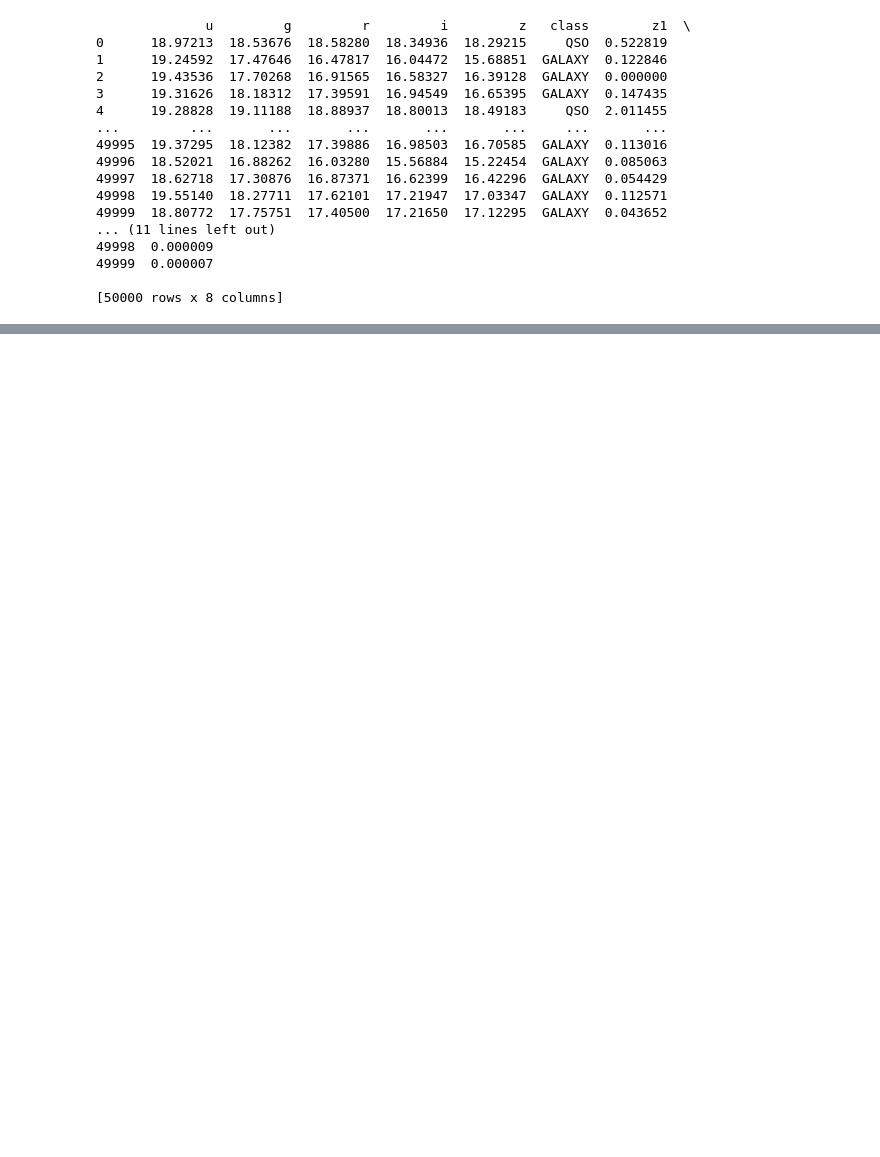
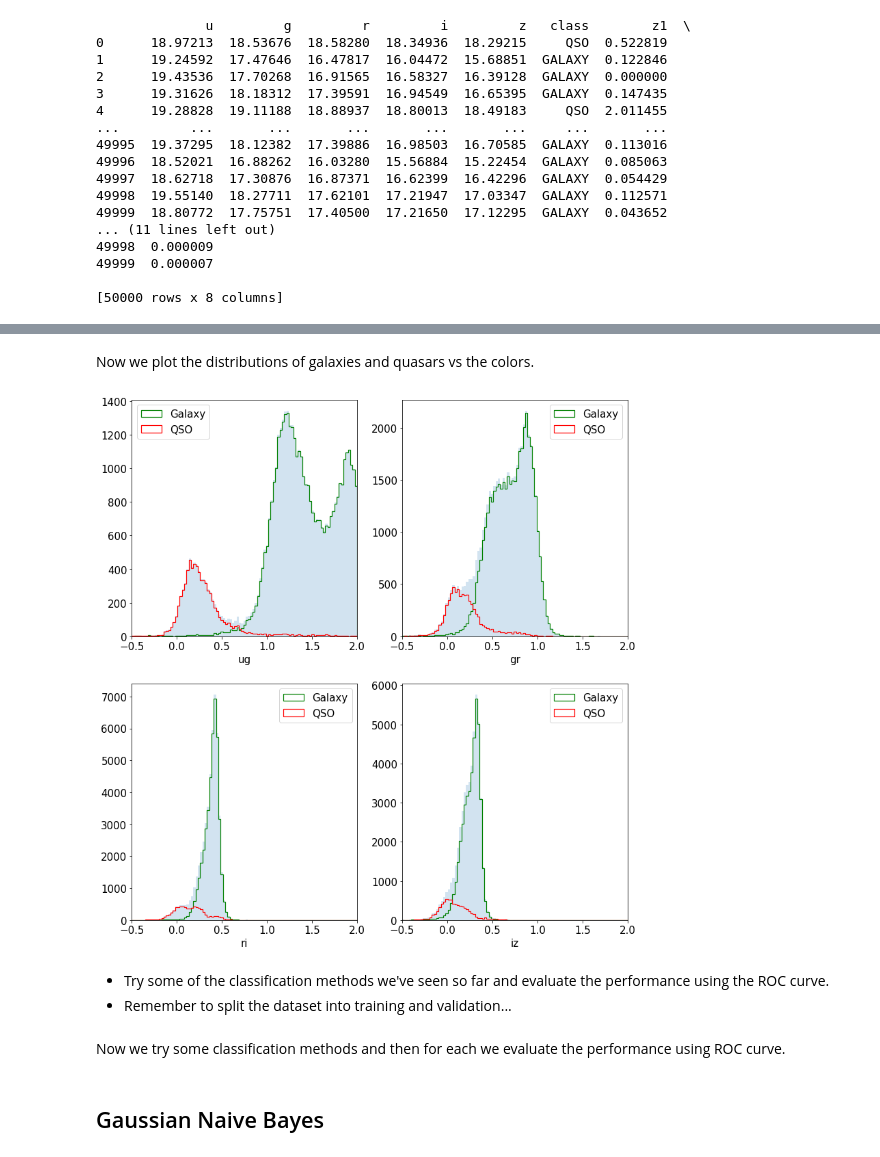
Before and after one commit to Federicatt/astrostatistics_bicocca_2023, a Jupyter notebook: working/L19_GalaxyvsQSO.ipynb, the cells around one changed output, grey strips where cells are left out. Saved outputs shown, nothing was run; the diff lists cells and outputs as text; code cells hidden in the pictures; blank space fills up the shorter version.

Commit message:
gaussian naive bayes

```diff
--- a/working/L19_GalaxyvsQSO.ipynb
+++ b/working/L19_GalaxyvsQSO.ipynb
@@ -81,0 +60,14 @@ ValueError: Unknown label type: (array([-0.04603999999999786, 0.9982899999999972
+# %%
+#galaxy = 0, quasar = 1
+
+labels = np.where(class_ =="QSO", 1, 0)
+print(labels)
+
+#(u-g) color
+ug = np.array(u-g)
+#(g-r) color
+gr = np.array(g-r)
+#(r-i) color
+ri = np.array(r-i)
+#(i-z) color
+iz = np.array(i-z)
@@ -81,0 +127,21 @@ ValueError: Unknown label type: (array([-0.04603999999999786, 0.9982899999999972
+# %% [markdown]
+Now we plot the distributions of galaxies and quasars vs the colors.
+# %%
+fig, ax = plt.subplots(2, 2, figsize=(13, 14))
+axs = [ax[0,0], ax[0,1], ax[1,0], ax[1,1]]
+bins = np.linspace(-0.5, 2, 100)
+
+for a, i in zip(axs, range(len(x))):
+    a.hist(x[:, i], bins=bins, alpha=0.2)
+    a.hist(x[:, i][labels==0], bins=bins, histtype='step', color='green', lw=1.2, label='Galaxy')
+    a.hist(x[:, i][labels==1], bins=bins, histtype='step', color='red', lw=1.2, label='QSO')
+
+    a.set_xlabel(colors[i])
+    a.set_xlim(-0.5, 2)
+    a.legend()
+plt.show()
+# %% [output]
+[figure, added]
+# %% [markdown]
+- Try some of the classification methods we've seen so far and evaluate the performance using the ROC curve.
+- Remember to split the dataset into training and validation...
@@ -81,0 +158,4 @@ ValueError: Unknown label type: (array([-0.04603999999999786, 0.9982899999999972
+# %% [markdown]
+Now we try some classification methods and then for each we evaluate the performance using ROC curve.
+# %% [markdown]
+## Gaussian Naive Bayes
```
Also changed, not shown: parts of 15 cells of this notebook.
